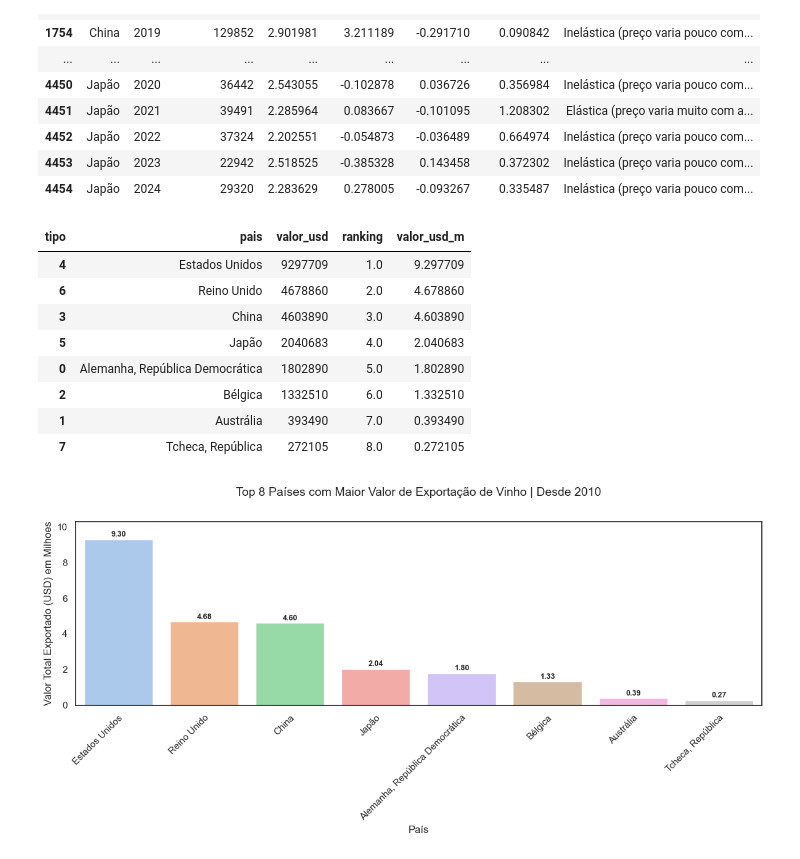
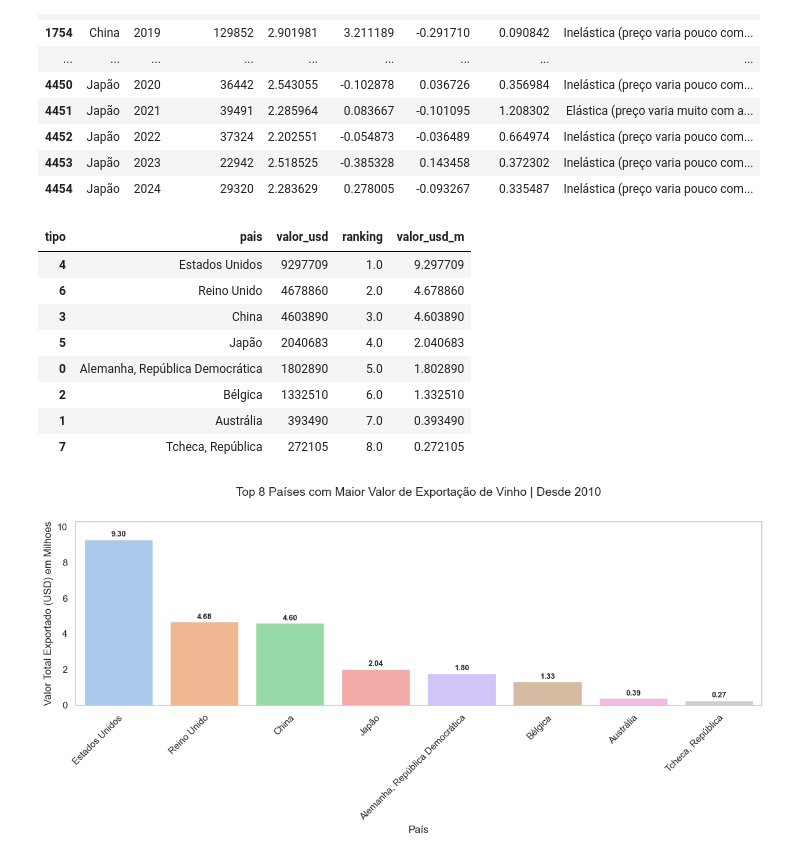
Before and after one commit to RicardViana/fiap-Data-Analysis-and-Exploration, a Jupyter notebook: tech_challenge_fase1.ipynb, the cells around one changed output. Drawn from its saved outputs; the diff is of its cells as text; code cells hidden in the pictures.

```diff
--- a/tech_challenge_fase1.ipynb
+++ b/tech_challenge_fase1.ipynb
@@ -494,7 +494,7 @@ display(df_vinhos_pm_filtro_pais[['pais','ano','quantidade_kg','pm','var_pct_qtd
 | 4453 | Japão | 2023 | 22942 | 2.518525 | -0.385328 | 0.143458 | 0.372302 | Inelástica (preço varia pouco com... |
 | 4454 | Japão | 2024 | 29320 | 2.283629 | 0.278005 | -0.093267 | 0.335487 | Inelástica (preço varia pouco com... |
 # %%
-# o df_vinhos_tratado é o data frame princiapl
+# O df_vinhos_tratado é o data frame princiapl
 
 # Limitar os ultimos anos qtd maior que zero
 delta_anos = 15
@@ -529,7 +529,7 @@ df_vinhos_ultimo_pais['valor_usd_m'] = df_vinhos_ultimo_pais['valor_usd'] / (10*
 display(df_vinhos_ultimo_pais.sort_values(by='ranking'))
 
 # Definir o estilo e paleta de cores
-sns.set_theme(style="white")
+sns.set_theme(style="whitegrid")
 palette = sns.color_palette("pastel",n_colors=len(df_vinhos_ultimo_pais))
 
 # Criar o gráfico
@@ -541,31 +541,32 @@ ax = sns.barplot(
     data=df_vinhos_ultimo_pais,
     palette=palette
 )
 
 max_y = df_vinhos_ultimo_pais['valor_usd_m'].max()
 ax.set_ylim(0, max_y + 1)  # sobe 1 unidade além do maior valor
 
 # Adicionar rótulos em cima das barras
 for i, v in enumerate(df_vinhos_ultimo_pais["valor_usd_m"]):
     ax.text(i, v + 0.05, f"{v:.2f}",  # valor formatado com 2 decimais
             ha='center', va='bottom', fontsize=9, fontweight='bold')
 
 # Título e rótulos
 plt.title(f"Top {len(df_vinhos_ultimo_pais)} Países com Maior Valor de Exportação de Vinho | Desde {limite}", fontsize=14,pad=30)
 plt.ylabel("Valor Total Exportado (USD) em Milhoes")
 plt.xlabel("País")
 plt.xticks(rotation=45, ha='right', va="top",rotation_mode='anchor')
+plt.grid(False)
 
 plt.tight_layout()
 plt.show()
 # %% [output]
 | tipo | pais | valor_usd | ranking | valor_usd_m |
 | 4 | Estados Unidos | 9297709 | 1.0 | 9.297709 |
 | 6 | Reino Unido | 4678860 | 2.0 | 4.678860 |
 | 3 | China | 4603890 | 3.0 | 4.603890 |
 | 5 | Japão | 2040683 | 4.0 | 2.040683 |
 | 0 | Alemanha, República Democrática | 1802890 | 5.0 | 1.802890 |
 | 2 | Bélgica | 1332510 | 6.0 | 1.332510 |
 | 1 | Austrália | 393490 | 7.0 | 0.393490 |
 | 7 | Tcheca, República | 272105 | 8.0 | 0.272105 |
-[figure, old version]
+[figure, new version]
```
Also changed, not shown: parts of 1 cell of this notebook.
